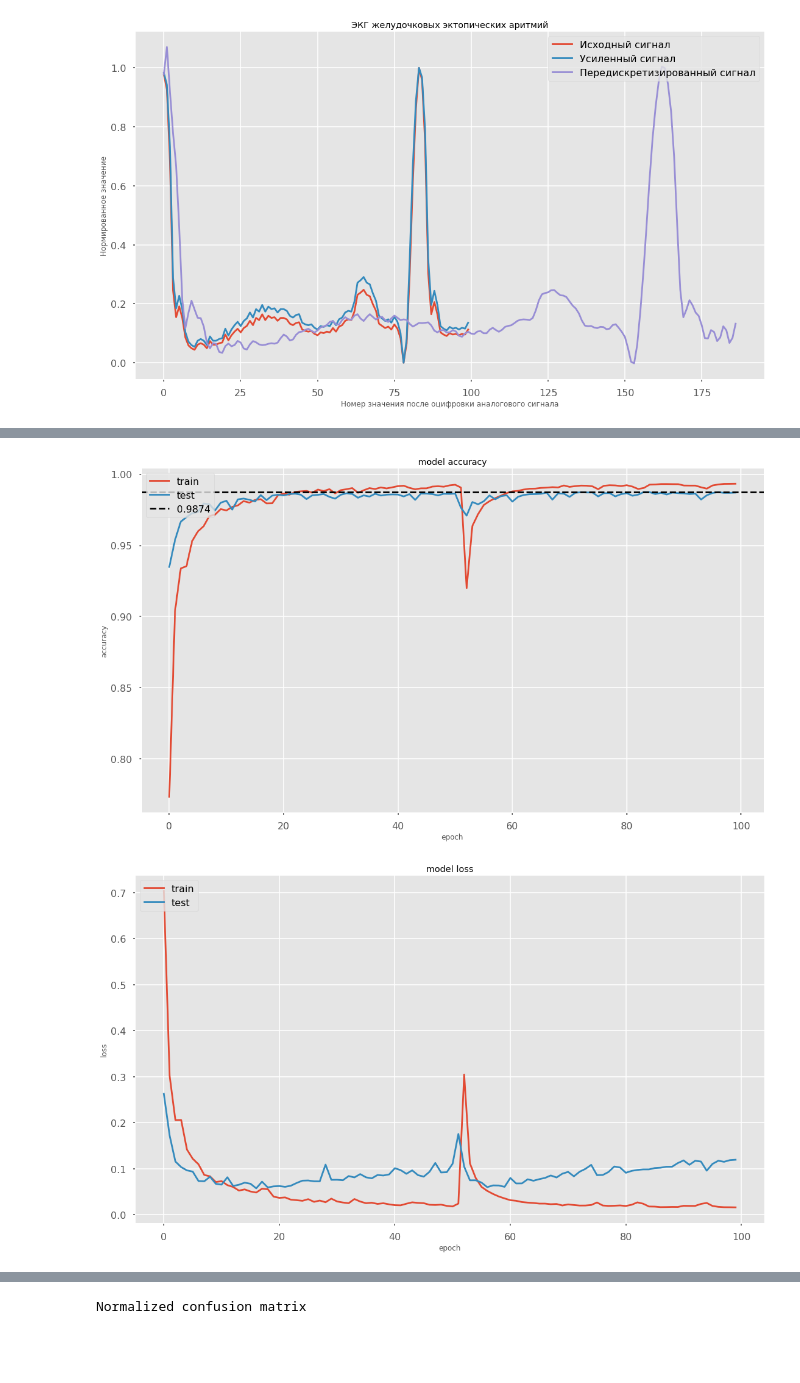
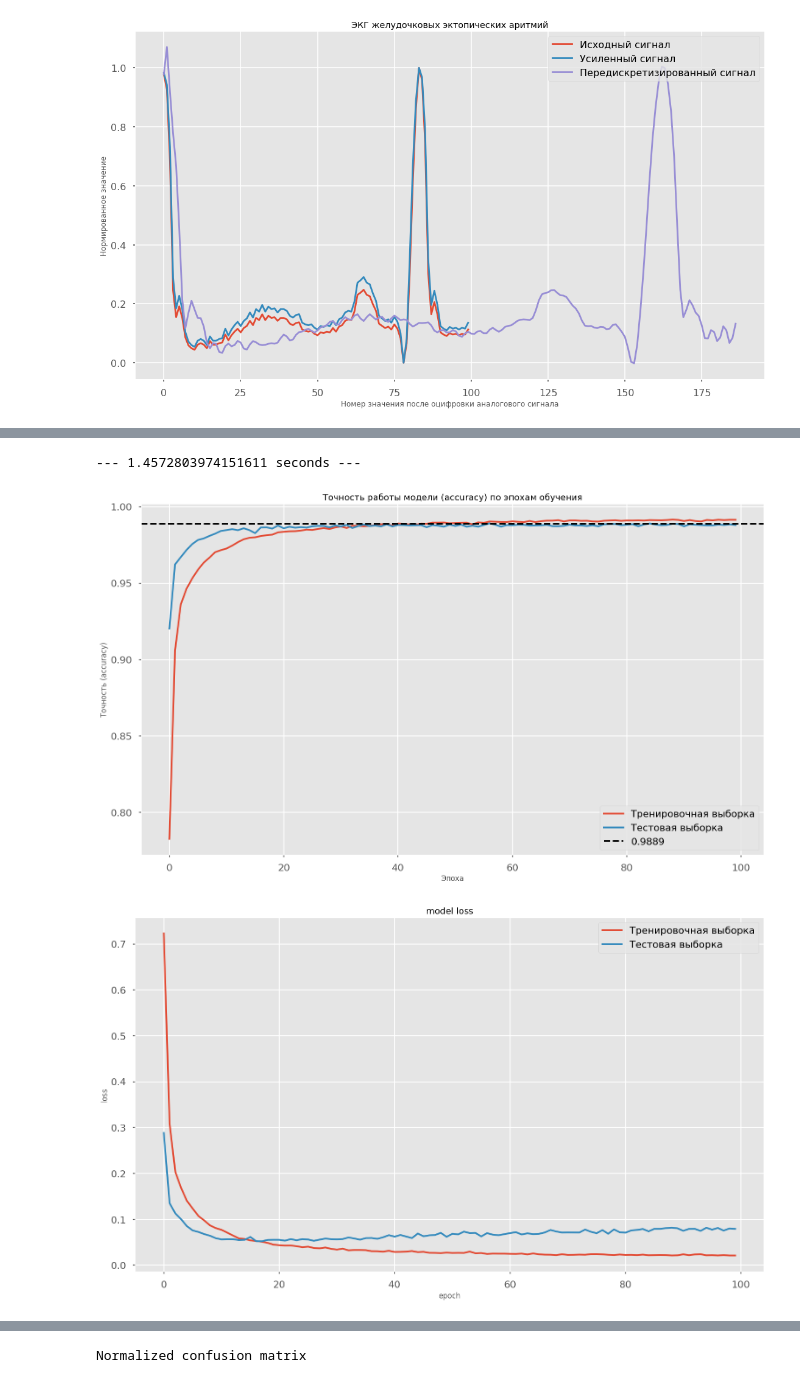
Before and after one commit to vgadalov/ECG-heartbeat-sound-classification, a Jupyter notebook: ECG_Classification_kNN_SVM_CNN.ipynb, the cells around one changed output, grey strips where cells are left out. Saved outputs shown, nothing was run; the diff lists cells and outputs as text; code cells hidden in the pictures; blank space fills up the shorter version.

```diff
--- a/ECG_Classification_kNN_SVM_CNN.ipynb
+++ b/ECG_Classification_kNN_SVM_CNN.ipynb
@@ -301,22 +217,26 @@ def plot_confusion_matrix(confusion_matrix, classes, normalize=False):
 # Build model
 # %%
 def my_exp(epoch):
-    initial_lrate = 0.001
+    init_learning_rate = 0.001
     k = 0.40
-    t = n_objects // (10000 * 500)
-    learning_rate = initial_lrate * math.exp(-k * t)
+    t = X_train_aug[0] // (10000 * 500)
+    learning_rate = init_learning_rate * math.exp(-k * t)
     return learning_rate
 
 learning_rate = LearningRateScheduler(my_exp)
 adam_optimizer = Adam(lr=0.001, beta_1=0.9, beta_2=0.999)
+# %%
+input_shape = X_train.shape
+strides_small, strides_big, k_size = 1, 2, 3
 # %%
 from keras.layers.pooling import GlobalMaxPooling1D
+from keras.layers import BatchNormalization
 
 def build_keras_model():
 
     K.clear_session()
 
-    input0 = Input(shape=(fic, dep))
+    input0 = Input(shape=input_shape[1:])
     cntn = Conv1D(filters=64, kernel_size=k_size, strides=strides_small) (input0)
 
     cntn1_it1 = Conv1D(filters=64, kernel_size=k_size, strides=strides_small, padding='same')(cntn)
@@ -327,9 +247,9 @@ def build_keras_model():
     actn2_it1 = Activation("relu")(adg_1)
 
     max_pooling_1 = MaxPooling1D(pool_size=k_size, strides=strides_big)(actn2_it1)
+    drop_it1 = Dropout(.1)(max_pooling_1)
 
-
-    cntn1_it2 = Conv1D(filters=64, kernel_size=k_size, strides=strides_small, padding='same')(max_pooling_1)
+    cntn1_it2 = Conv1D(filters=64, kernel_size=k_size, strides=strides_small, padding='same')(drop_it1)
     actn1_it2 = Activation("relu")(cntn1_it2)
 
     cntn2_it2 = Conv1D(filters=64, kernel_size=k_size, strides=strides_small, padding='same')(actn1_it2)
@@ -337,9 +257,9 @@ def build_keras_model():
     actn2_it2 = Activation("relu")(adg_1)
 
     max_pooling_2 = MaxPooling1D(pool_size=k_size, strides=strides_big)(actn2_it2)
+    drop_it2 = Dropout(.1)(max_pooling_2)
 
-
-    cntn1_it3 = Conv1D(filters=64, kernel_size=k_size, strides=strides_small, padding='same')(max_pooling_2)
+    cntn1_it3 = Conv1D(filters=64, kernel_size=k_size, strides=strides_small, padding='same')(drop_it2)
     actn1_it3 = Activation("relu")(cntn1_it3)
 
     cntn2_it3 = Conv1D(filters=64, kernel_size=k_size, strides=strides_small, padding='same')(actn1_it3)
@@ -347,9 +267,10 @@ def build_keras_model():
     actn2_it3 = Activation("relu")(adg_3)
 
     max_pooling_3 = MaxPooling1D(pool_size=k_size, strides=strides_big)(actn2_it3)
+    drop_it3 = Dropout(.1)(max_pooling_3)
 
 
-    cntn1_it4 = Conv1D(filters=64, kernel_size=k_size, strides=strides_small, padding='same')(max_pooling_3)
+    cntn1_it4 = Conv1D(filters=64, kernel_size=k_size, strides=strides_small, padding='same')(drop_it3)
     actn1_it4 = Activation("relu")(cntn1_it4)
 
     cntn2_it4 = Conv1D(filters=64, kernel_size=k_size, strides=strides_small, padding='same')(actn1_it4)
@@ -357,9 +278,9 @@ def build_keras_model():
     actn2_it4 = Activation("relu")(adg_4)
 
     max_pooling_4 = MaxPooling1D(pool_size=k_size, strides=strides_big)(actn2_it4)
+    drop_it4 = Dropout(.1)(max_pooling_4)
 
-
-    cntn1_it5 = Conv1D(filters=64, kernel_size=k_size, strides=strides_small, padding='same')(max_pooling_4)
+    cntn1_it5 = Conv1D(filters=64, kernel_size=k_size, strides=strides_small, padding='same')(drop_it4)
     actn1_it5 = Activation("relu")(cntn1_it5)
 
     cntn2_it5 = Conv1D(filters=64, kernel_size=k_size, strides=strides_small, padding='same')(actn1_it5)
@@ -367,8 +288,9 @@ def build_keras_model():
     actn2_it5 = Activation("relu")(adg_5)
 
     max_pooling_5 = MaxPooling1D(pool_size=k_size, strides=strides_big)(actn2_it5)
+    drop_it5 = Dropout(.1)(max_pooling_5)
 
-    result_flatten = Flatten()(max_pooling_5)
+    result_flatten = Flatten()(drop_it5)
 
     dense = Dense(64)(result_flatten)
     actn_result = Activation("relu")(dense)
@@ -412,37 +334,44 @@ Epoch 100/100
+# %%
+import time
+start_time = time.time()
+model.predict(X_test)
+print("--- %s seconds ---" % (time.time() - start_time))
+# %% [output]
+--- 1.4572803974151611 seconds ---
 # %%
 import matplotlib.style as style
 
 style.use('seaborn-poster') #sets the size of the charts
 style.use('ggplot')
 
 fig = plt.gcf()
 fig.set_size_inches(18.5, 10.5)
 
 # summarize history for accuracy
 plt.plot(history.history['accuracy'])
 plt.plot(history.history['val_accuracy'])
-plt.axhline(y=0.9874, color="black", linestyle="--", label="")
+plt.axhline(y=0.9889, color="black", linestyle="--", label="")
 
-plt.title('model accuracy')
-plt.ylabel('accuracy')
-plt.xlabel('epoch')
-plt.legend(['train', 'test', "0.9874"], loc='upper left')
+plt.title('Точность работы модели (accuracy) по эпохам обучения')
+plt.ylabel('Точность (accuracy)')
+plt.xlabel('Эпоха')
+plt.legend(['Тренировочная выборка', 'Тестовая выборка', "0.9889"], loc='lower right')
 plt.show()
 
 fig = plt.gcf()
 fig.set_size_inches(18.5, 10.5)
 # summarize history for loss
 plt.plot(history.history['loss'])
 plt.plot(history.history['val_loss'])
 plt.title('model loss')
 plt.ylabel('loss')
 plt.xlabel('epoch')
-plt.legend(['train', 'test'], loc='upper left')
+plt.legend(['Тренировочная выборка', 'Тестовая выборка'], loc='upper right')
 
 plt.show()
 # %% [output]
-[figure, old version]
+[figure, new version]
-[figure, old version]
+[figure, new version]
 # %%
 y_pred = model.predict(X_test, batch_size=2000)
 print(classification_report(y_test.argmax(axis=1), y_pred.argmax(axis=1)))
```
Also changed, not shown: parts of 16 cells of this notebook.
